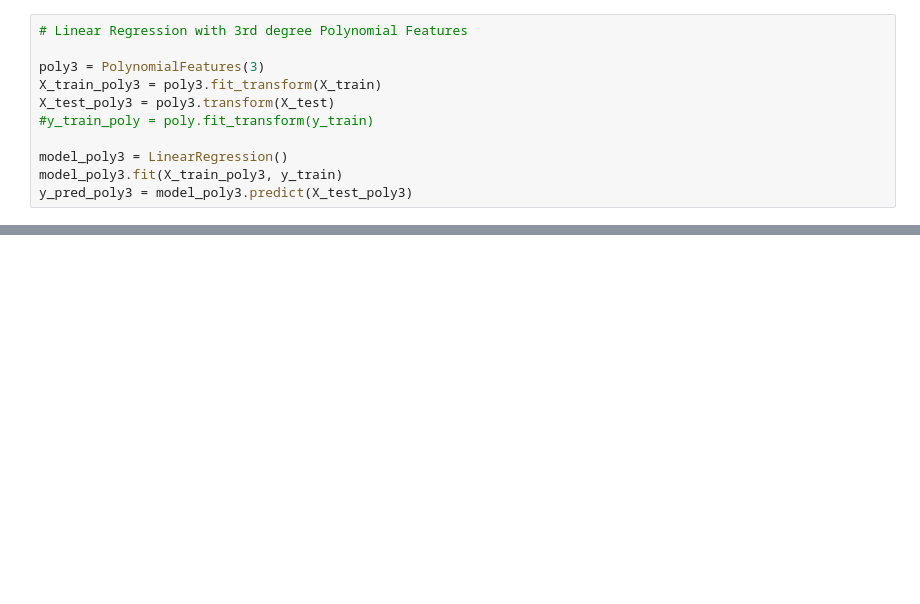
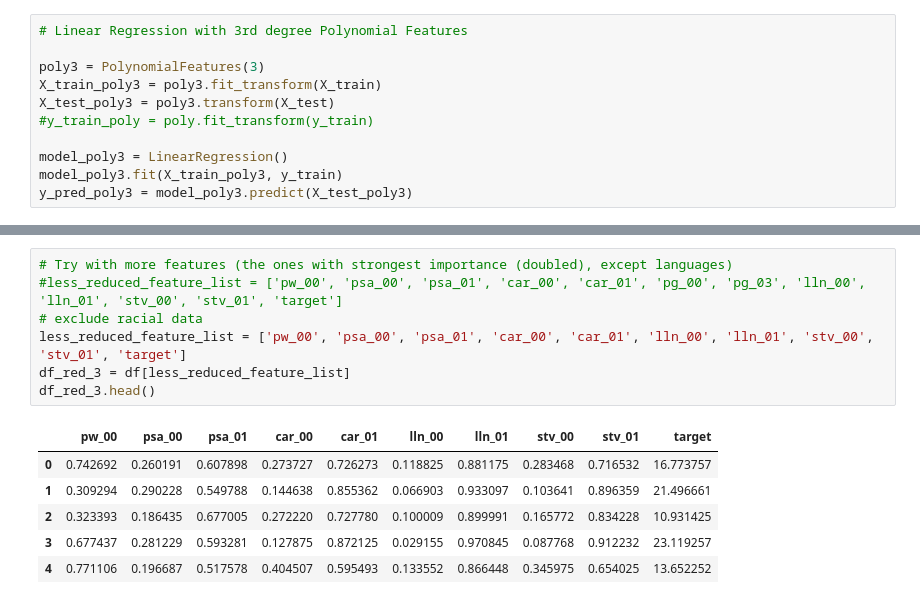
Before and after one commit to ravitpt87/urban-eureka, a Jupyter notebook: Notebook_Model_PolyMultiLinReg.ipynb, the cells around one changed output, grey strips where cells are left out. Drawn from its saved outputs; the diff is of its cells as text; blank space fills up the shorter version.

```diff
--- a/Notebook_Model_PolyMultiLinReg.ipynb
+++ b/Notebook_Model_PolyMultiLinReg.ipynb
@@ -308,0 +410,14 @@ plt.scatter(np.arange(len(y_test)), (y_pred_lin-y_test))
+# %%
+# Try with more features (the ones with strongest importance (doubled), except languages)
+#less_reduced_feature_list = ['pw_00', 'psa_00', 'psa_01', 'car_00', 'car_01', 'pg_00', 'pg_03', 'lln_00', 'lln_01', 'stv_00', 'stv_01', 'target']
+# exclude racial data
+less_reduced_feature_list = ['pw_00', 'psa_00', 'psa_01', 'car_00', 'car_01', 'lln_00', 'lln_01', 'stv_00', 'stv_01', 'target']
+df_red_3 = df[less_reduced_feature_list]
+df_red_3.head()
+# %% [output]
+|  | pw_00 | psa_00 | psa_01 | car_00 | car_01 | lln_00 | lln_01 | stv_00 | stv_01 | target |
+| 0 | 0.742692 | 0.260191 | 0.607898 | 0.273727 | 0.726273 | 0.118825 | 0.881175 | 0.283468 | 0.716532 | 16.773757 |
+| 1 | 0.309294 | 0.290228 | 0.549788 | 0.144638 | 0.855362 | 0.066903 | 0.933097 | 0.103641 | 0.896359 | 21.496661 |
+| 2 | 0.323393 | 0.186435 | 0.677005 | 0.272220 | 0.727780 | 0.100009 | 0.899991 | 0.165772 | 0.834228 | 10.931425 |
+| 3 | 0.677437 | 0.281229 | 0.593281 | 0.127875 | 0.872125 | 0.029155 | 0.970845 | 0.087768 | 0.912232 | 23.119257 |
+| 4 | 0.771106 | 0.196687 | 0.517578 | 0.404507 | 0.595493 | 0.133552 | 0.866448 | 0.345975 | 0.654025 | 13.652252 |
```
Also changed, not shown: parts of 22 cells of this notebook, 1 other file.
